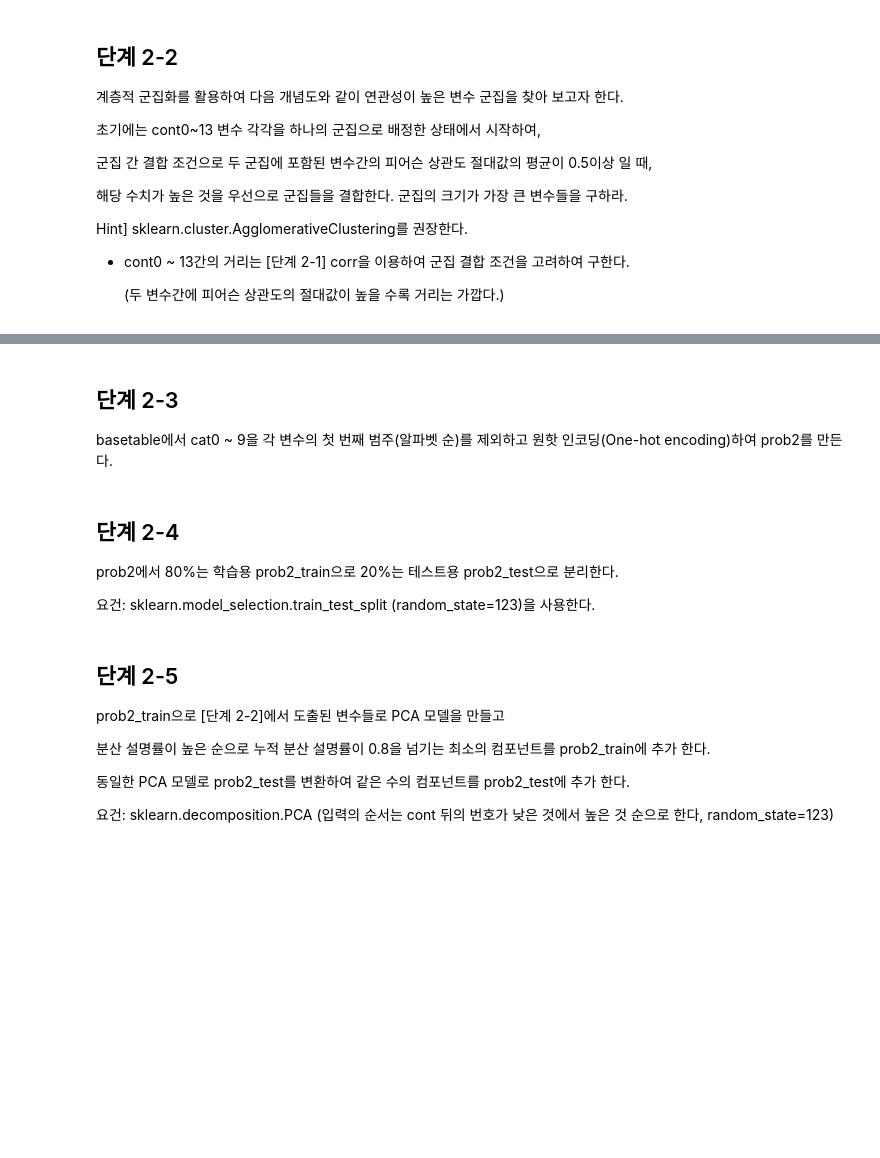
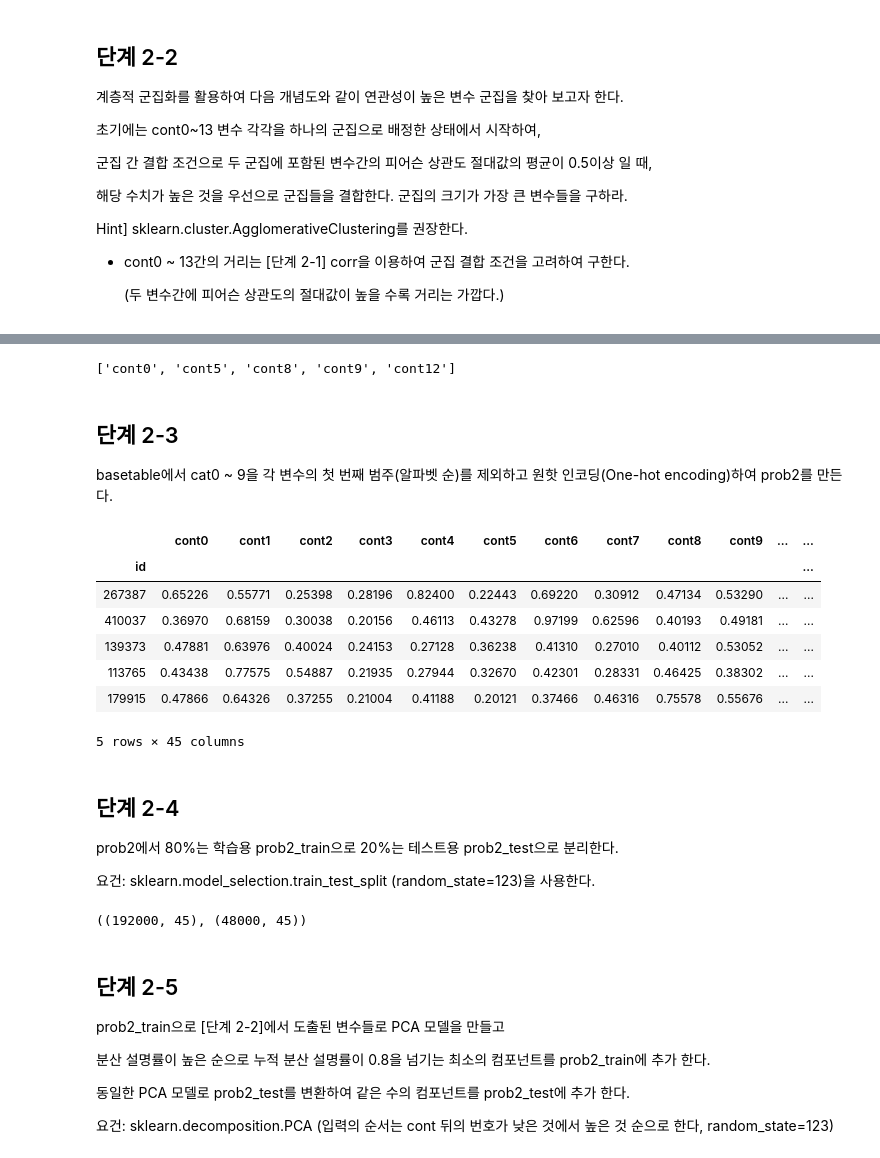
Before and after one commit to sunkusun9/DS_lv3_2304, a Jupyter notebook: sec_ds_lv3_prob2_prob.ipynb, the cells around one changed output, grey strips where cells are left out. Saved outputs shown, nothing was run; the diff lists cells and outputs as text; code cells hidden in the pictures; blank space fills up the shorter version.

```diff
--- a/sec_ds_lv3_prob2_prob.ipynb
+++ b/sec_ds_lv3_prob2_prob.ipynb
@@ -465,7 +572,25 @@ Hint] sklearn.cluster.AgglomerativeClustering를 권장한다.
+# %%
+corr_cols = df_dist.loc[clu_agg.labels_ == 0].index.tolist()
+corr_cols
+# %% [output]
+['cont0', 'cont5', 'cont8', 'cont9', 'cont12']
 # %% [markdown]
 ## 단계 2-3
 
 basetable에서 cat0 ~ 9을 각 변수의 첫 번째 범주(알파벳 순)를 제외하고 원핫 인코딩(One-hot encoding)하여 prob2를 만든다.
+# %%
+cat_cols = ['cat{}'.format(i) for i in range(10)]
+df_prob2 = pd.get_dummies(df_basetable, columns=cat_cols, drop_first=True)
+df_prob2.head()
+# %% [output]
+|  | cont0 | cont1 | cont2 | cont3 | cont4 | cont5 | cont6 | cont7 | cont8 | cont9 | ... | ... |
+| id |  |  |  |  |  |  |  |  |  |  |  | ... |
+| 267387 | 0.65226 | 0.55771 | 0.25398 | 0.28196 | 0.82400 | 0.22443 | 0.69220 | 0.30912 | 0.47134 | 0.53290 | ... | ... |
+| 410037 | 0.36970 | 0.68159 | 0.30038 | 0.20156 | 0.46113 | 0.43278 | 0.97199 | 0.62596 | 0.40193 | 0.49181 | ... | ... |
+| 139373 | 0.47881 | 0.63976 | 0.40024 | 0.24153 | 0.27128 | 0.36238 | 0.41310 | 0.27010 | 0.40112 | 0.53052 | ... | ... |
+| 113765 | 0.43438 | 0.77575 | 0.54887 | 0.21935 | 0.27944 | 0.32670 | 0.42301 | 0.28331 | 0.46425 | 0.38302 | ... | ... |
+| 179915 | 0.47866 | 0.64326 | 0.37255 | 0.21004 | 0.41188 | 0.20121 | 0.37466 | 0.46316 | 0.75578 | 0.55676 | ... | ... |
+5 rows × 45 columns
 # %% [markdown]
 ## 단계 2-4
 
@@ -473,6 +598,14 @@ prob2에서 80%는 학습용 prob2_train으로 20%는 테스트용 prob2_test으
 
 
 요건: sklearn.model_selection.train_test_split (random_state=123)을 사용한다.
+# %%
+from sklearn.model_selection import train_test_split
+
+df_prob2_train, df_prob2_test = train_test_split(df_prob2, train_size=0.8, random_state=123)
+df_prob2_train, df_prob2_test = df_prob2_train.copy(), df_prob2_test.copy()
+df_prob2_train.shape, df_prob2_test.shape
+# %% [output]
+((192000, 45), (48000, 45))
 # %% [markdown]
 ## 단계 2-5
 
```
Also changed, not shown: parts of 45 cells of this notebook.
